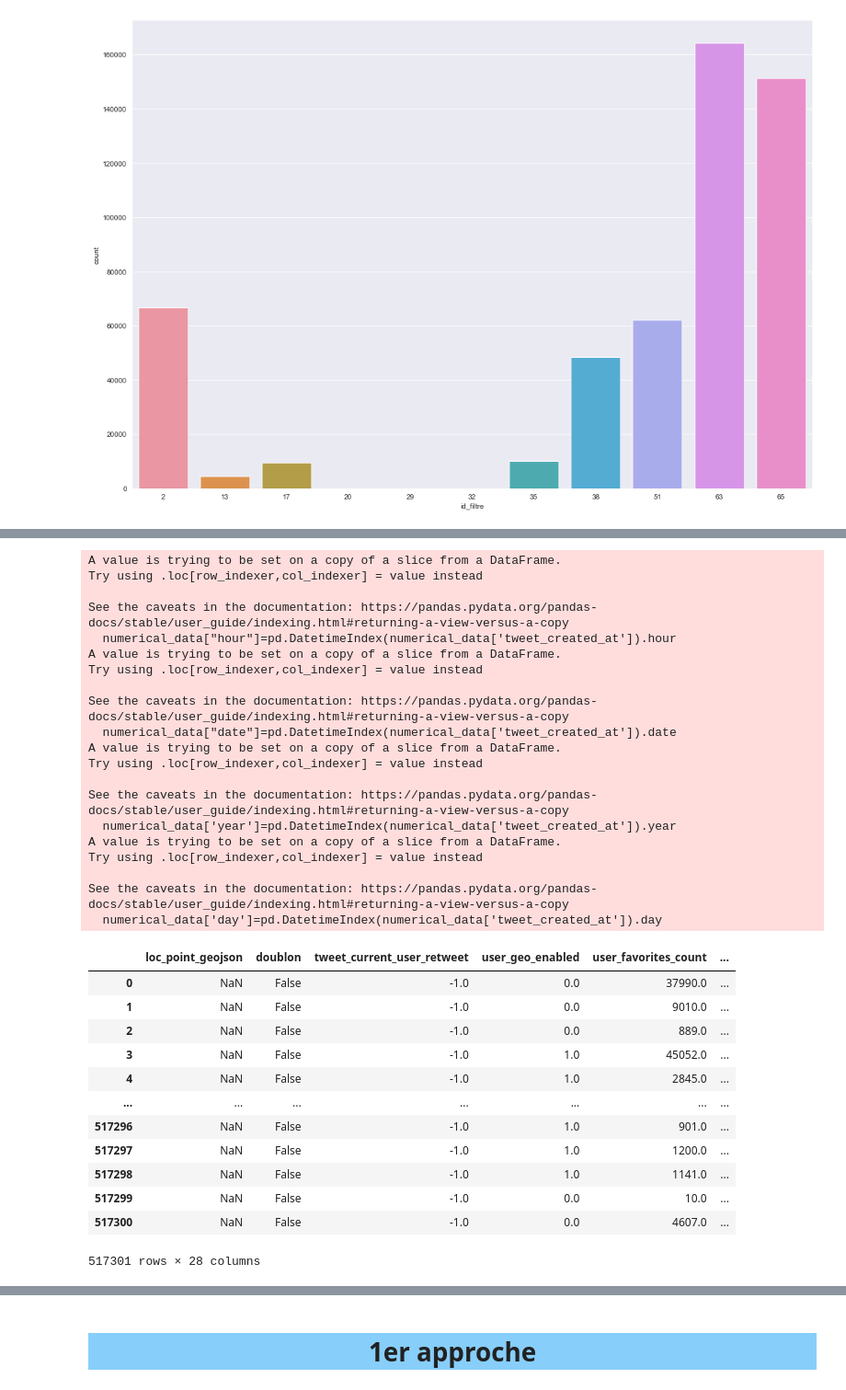
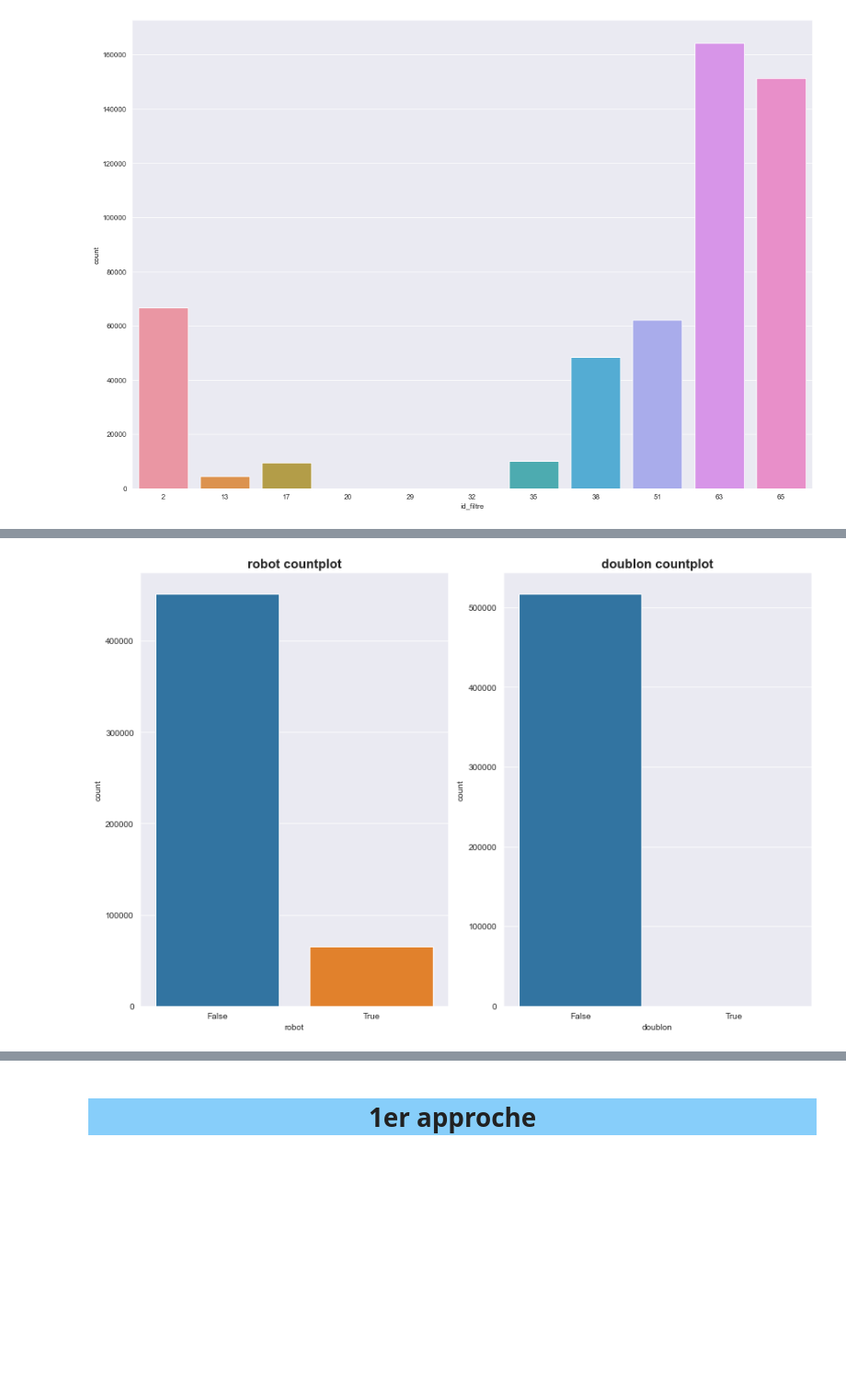
Before and after one commit to MohamedHmamouch/Earthquake_prediction, a Jupyter notebook: Notebook/Prediction_seisme_NLP.ipynb, the cells around one changed output, grey strips where cells are left out. Shown: that part at 92% size. Drawn from its saved outputs; the diff is of its cells as text; code cells hidden in the pictures; blank space fills up the shorter version.

```diff
--- a/Notebook/Prediction_seisme_NLP.ipynb
+++ b/Notebook/Prediction_seisme_NLP.ipynb
@@ -173,42 +174,10 @@ plt.show()
-# %%
-numerical_data["hour"]=pd.DatetimeIndex(numerical_data['tweet_created_at']).hour
-numerical_data["date"]=pd.DatetimeIndex(numerical_data['tweet_created_at']).date
-numerical_data['year']=pd.DatetimeIndex(numerical_data['tweet_created_at']).year
-numerical_data['day']=pd.DatetimeIndex(numerical_data['tweet_created_at']).day
-# %% [output]
-A value is trying to be set on a copy of a slice from a DataFrame.
-Try using .loc[row_indexer,col_indexer] = value instead
-
-See the caveats in the documentation: https://pandas.pydata.org/pandas-docs/stable/user_guide/indexing.html#returning-a-view-versus-a-copy
-  numerical_data["hour"]=pd.DatetimeIndex(numerical_data['tweet_created_at']).hour
-A value is trying to be set on a copy of a slice from a DataFrame.
-Try using .loc[row_indexer,col_indexer] = value instead
-
-See the caveats in the documentation: https://pandas.pydata.org/pandas-docs/stable/user_guide/indexing.html#returning-a-view-versus-a-copy
-  numerical_data["date"]=pd.DatetimeIndex(numerical_data['tweet_created_at']).date
-A value is trying to be set on a copy of a slice from a DataFrame.
-Try using .loc[row_indexer,col_indexer] = value instead
-
-See the caveats in the documentation: https://pandas.pydata.org/pandas-docs/stable/user_guide/indexing.html#returning-a-view-versus-a-copy
-  numerical_data['year']=pd.DatetimeIndex(numerical_data['tweet_created_at']).year
-A value is trying to be set on a copy of a slice from a DataFrame.
-Try using .loc[row_indexer,col_indexer] = value instead
-
-See the caveats in the documentation: https://pandas.pydata.org/pandas-docs/stable/user_guide/indexing.html#returning-a-view-versus-a-copy
-  numerical_data['day']=pd.DatetimeIndex(numerical_data['tweet_created_at']).day
-# %%
-nom
-# %% [output]
-|  | loc_point_geojson | doublon | tweet_current_user_retweet | user_geo_enabled | user_favorites_count | ... |
-| 0 | NaN | False | -1.0 | 0.0 | 37990.0 | ... |
-| 1 | NaN | False | -1.0 | 0.0 | 9010.0 | ... |
-| 2 | NaN | False | -1.0 | 0.0 | 889.0 | ... |
-| 3 | NaN | False | -1.0 | 1.0 | 45052.0 | ... |
-| 4 | NaN | False | -1.0 | 1.0 | 2845.0 | ... |
-| ... | ... | ... | ... | ... | ... | ... |
-| 517296 | NaN | False | -1.0 | 1.0 | 901.0 | ... |
-| 517297 | NaN | False | -1.0 | 1.0 | 1200.0 | ... |
-| 517298 | NaN | False | -1.0 | 1.0 | 1141.0 | ... |
-| 517299 | NaN | False | -1.0 | 0.0 | 10.0 | ... |
-| 517300 | NaN | False | -1.0 | 0.0 | 4607.0 | ... |
-517301 rows × 28 columns
+# %%
+fig,axes=plt.subplots(nrows=1,ncols=2,figsize=(12,8))
+sns.countplot(data=numerical_data,x='robot',ax=axes[0])
+axes[0].set_title('robot countplot',fontweight='bold',fontsize=15)
+sns.countplot(data=numerical_data,x='doublon',ax=axes[1])
+axes[1].set_title('doublon countplot',fontweight='bold',fontsize=15)
+fig.tight_layout()
+plt.show()
+# %% [output]
+[figure, added]
```
Also changed, not shown: parts of 13 cells of this notebook.
